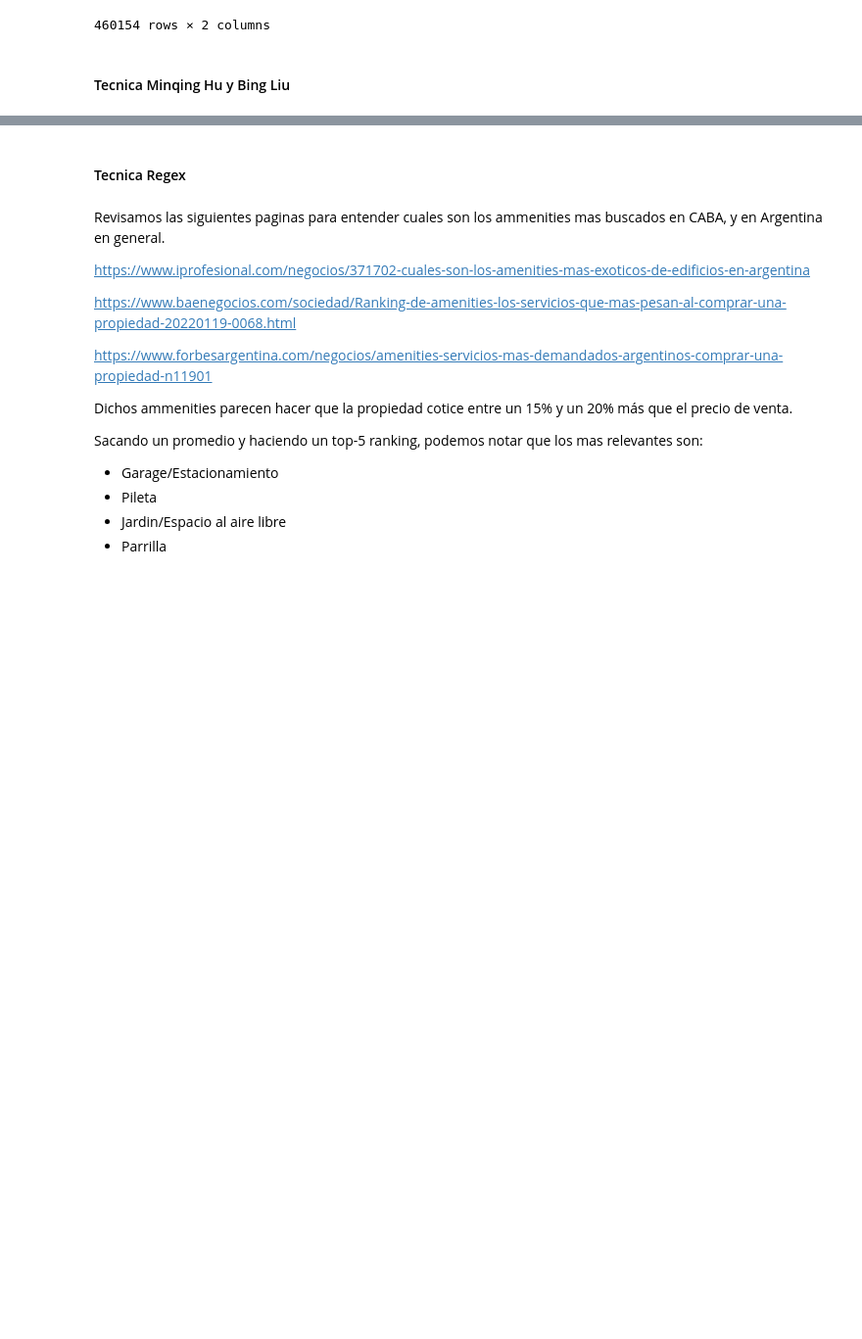
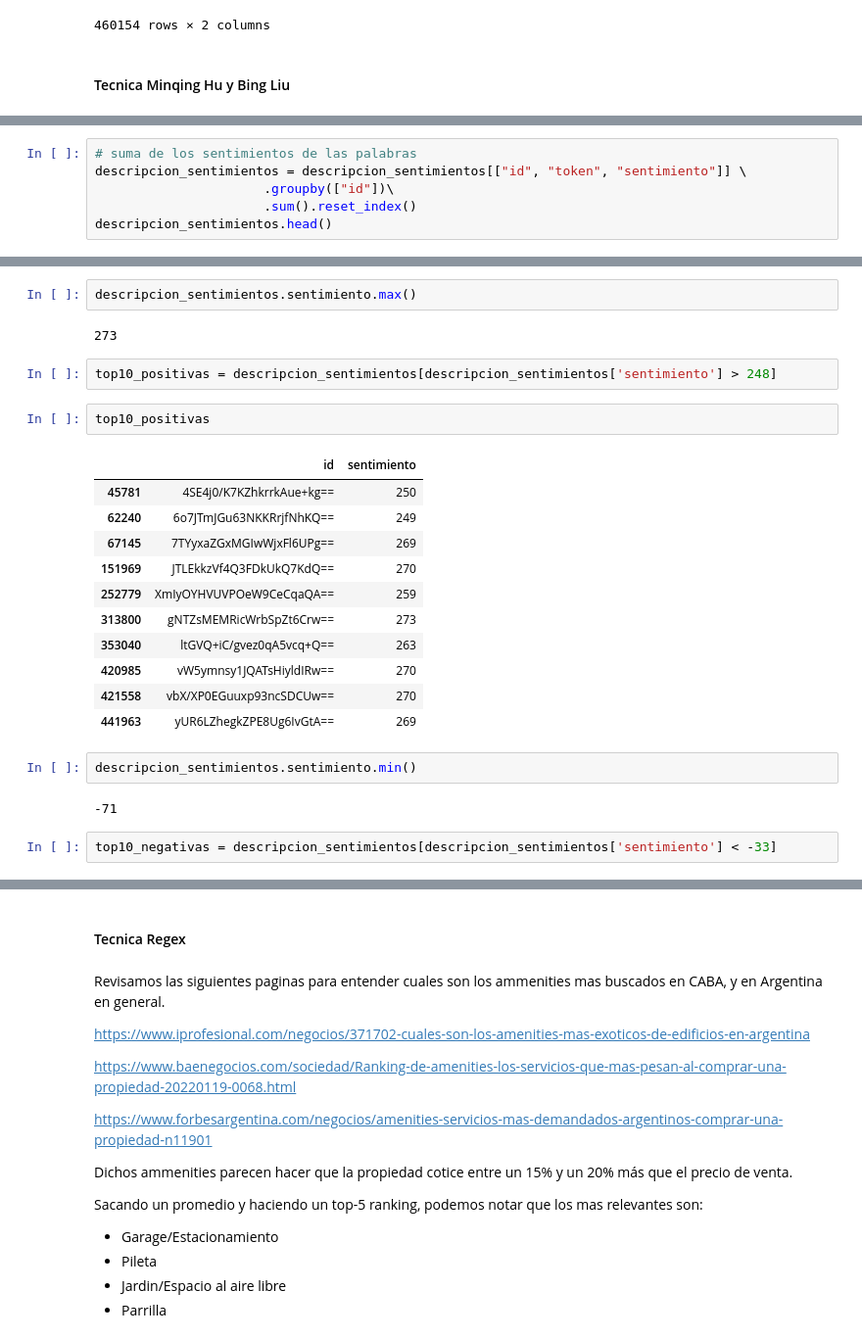
Before and after one commit to Naza26/7506R_TP2_GRUPO01_ENTREGA, a Jupyter notebook: 7506R_TP2_GRUPO01_ENTREGA.ipynb, the cells around one changed output, grey strips where cells are left out. Shown: that part at 98% size. Cells and saved outputs as stored; diff of their text form; blank space fills up the shorter version.

```diff
--- a/7506R_TP2_GRUPO01_ENTREGA.ipynb
+++ b/7506R_TP2_GRUPO01_ENTREGA.ipynb
@@ -74,0 +238,6 @@ descriptions_dataset
+# %%
+# suma de los sentimientos de las palabras
+descripcion_sentimientos = descripcion_sentimientos[["id", "token", "sentimiento"]] \
+                      .groupby(["id"])\
+                      .sum().reset_index()
+descripcion_sentimientos.head()
@@ -74,0 +251,26 @@ descriptions_dataset
+# %%
+descripcion_sentimientos.sentimiento.max()
+# %% [output]
+273
+# %%
+top10_positivas = descripcion_sentimientos[descripcion_sentimientos['sentimiento'] > 248]
+# %%
+top10_positivas
+# %% [output]
+|  | id | sentimiento |
+| 45781 | 4SE4j0/K7KZhkrrkAue+kg== | 250 |
+| 62240 | 6o7JTmJGu63NKKRrjfNhKQ== | 249 |
+| 67145 | 7TYyxaZGxMGIwWjxFl6UPg== | 269 |
+| 151969 | JTLEkkzVf4Q3FDkUkQ7KdQ== | 270 |
+| 252779 | XmIyOYHVUVPOeW9CeCqaQA== | 259 |
+| 313800 | gNTZsMEMRicWrbSpZt6Crw== | 273 |
+| 353040 | ltGVQ+iC/gvez0qA5vcq+Q== | 263 |
+| 420985 | vW5ymnsy1JQATsHiyldIRw== | 270 |
+| 421558 | vbX/XP0EGuuxp93ncSDCUw== | 270 |
+| 441963 | yUR6LZhegkZPE8Ug6IvGtA== | 269 |
+# %%
+descripcion_sentimientos.sentimiento.min()
+# %% [output]
+-71
+# %%
+top10_negativas = descripcion_sentimientos[descripcion_sentimientos['sentimiento'] < -33]
```
Also changed, not shown: parts of 28 cells of this notebook.
